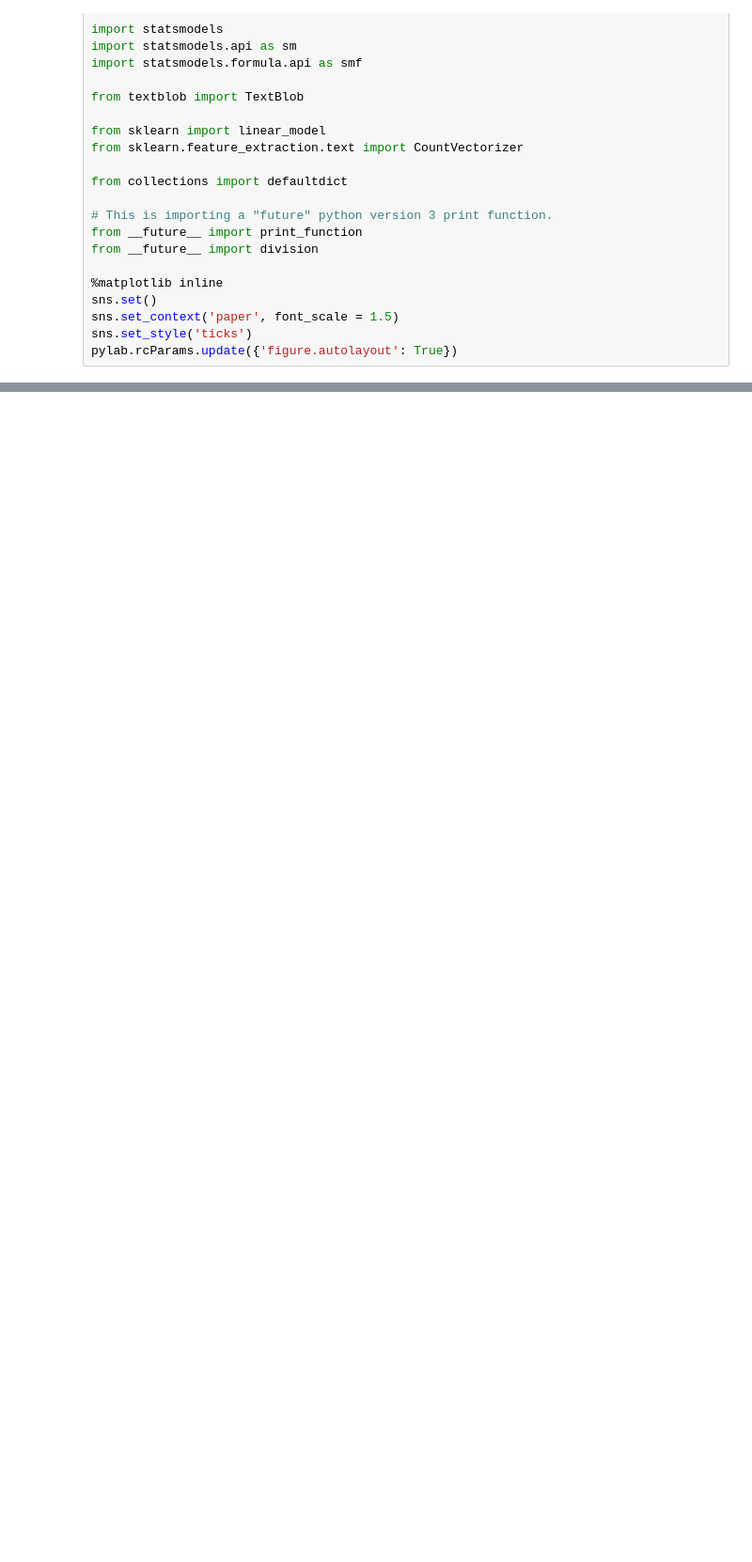
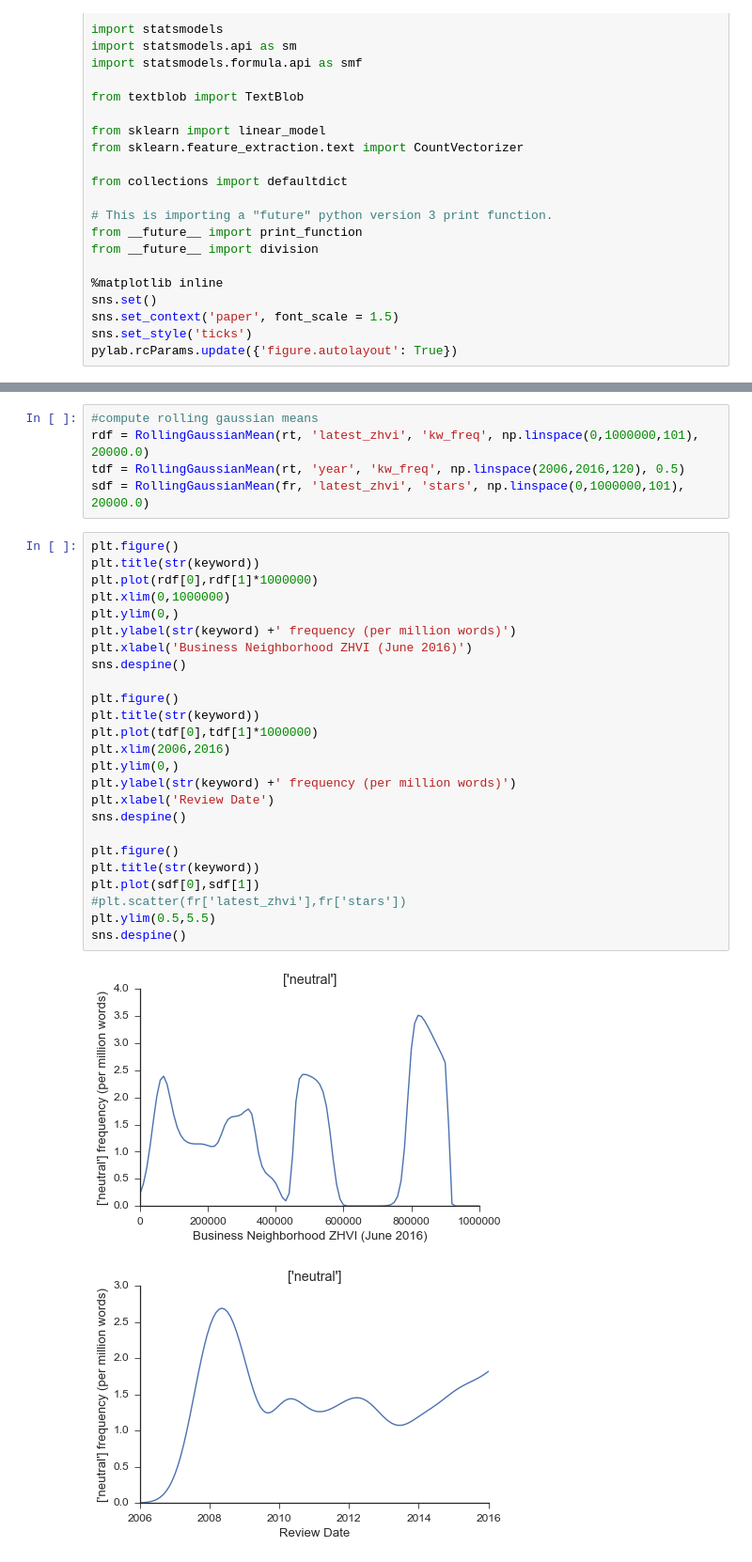
Before and after one commit to franklinmarsh/jac_project, a Jupyter notebook: review_corpus_comparator.ipynb, the cells around one changed output, grey strips where cells are left out. Shown at 94% size. Saved outputs shown, nothing was run; the diff lists cells and outputs as text; blank space fills up the shorter version.

```diff
--- a/review_corpus_comparator.ipynb
+++ b/review_corpus_comparator.ipynb
@@ -117,0 +122,33 @@ plt.xlim(5,12)
+# %%
+#compute rolling gaussian means
+rdf = RollingGaussianMean(rt, 'latest_zhvi', 'kw_freq', np.linspace(0,1000000,101), 20000.0)
+tdf = RollingGaussianMean(rt, 'year', 'kw_freq', np.linspace(2006,2016,120), 0.5)
+sdf = RollingGaussianMean(fr, 'latest_zhvi', 'stars', np.linspace(0,1000000,101), 20000.0)
+# %%
+plt.figure()
+plt.title(str(keyword))
+plt.plot(rdf[0],rdf[1]*1000000)
+plt.xlim(0,1000000)
+plt.ylim(0,)
+plt.ylabel(str(keyword) +' frequency (per million words)')
+plt.xlabel('Business Neighborhood ZHVI (June 2016)')
+sns.despine()
+
+plt.figure()
+plt.title(str(keyword))
+plt.plot(tdf[0],tdf[1]*1000000)
+plt.xlim(2006,2016)
+plt.ylim(0,)
+plt.ylabel(str(keyword) +' frequency (per million words)')
+plt.xlabel('Review Date')
+sns.despine()
+
+plt.figure()
+plt.title(str(keyword))
+plt.plot(sdf[0],sdf[1])
+#plt.scatter(fr['latest_zhvi'],fr['stars'])
+plt.ylim(0.5,5.5)
+sns.despine()
+# %% [output]
+[figure, added]
+[figure, added]
```
Also changed, not shown: parts of 26 cells of this notebook, 12 other files.
